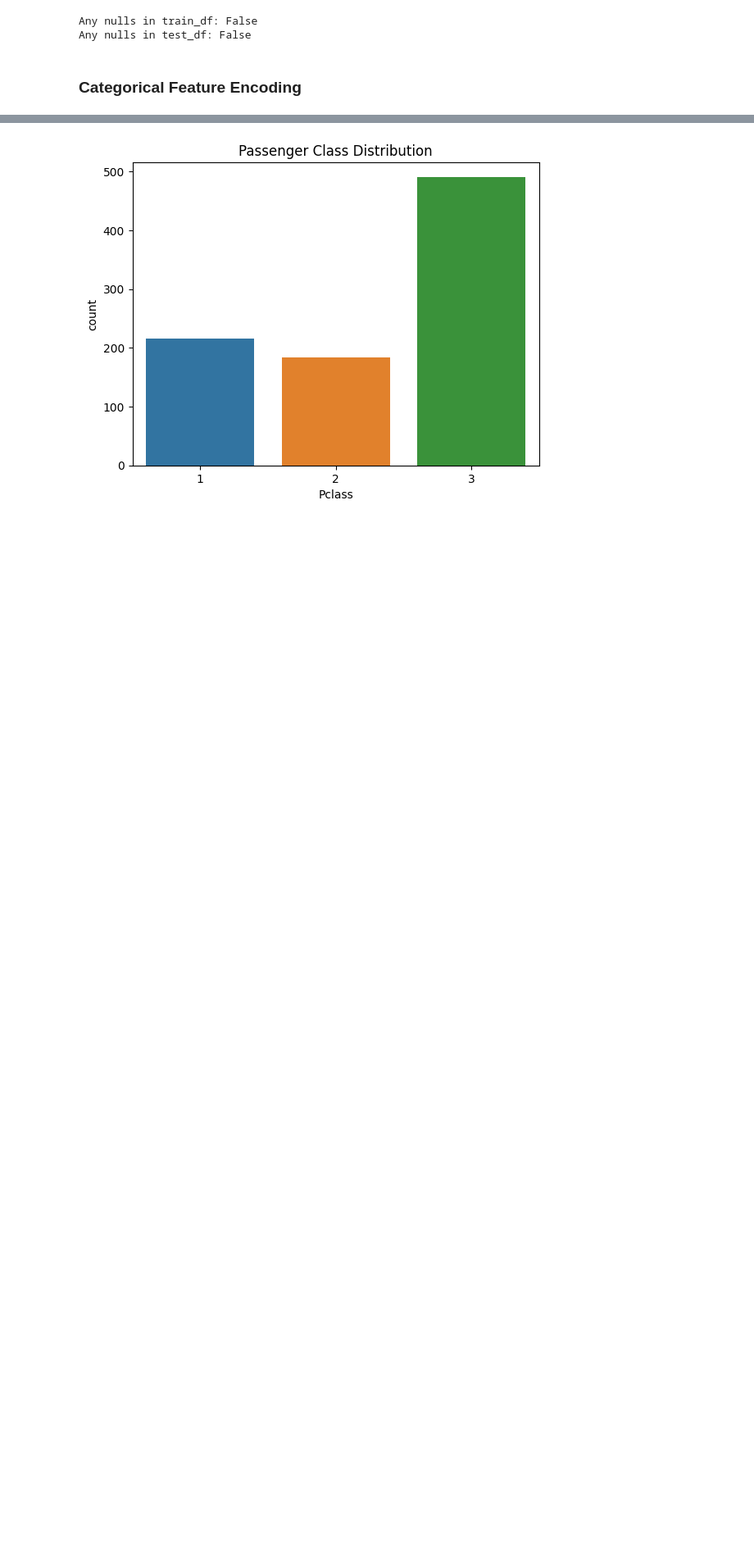
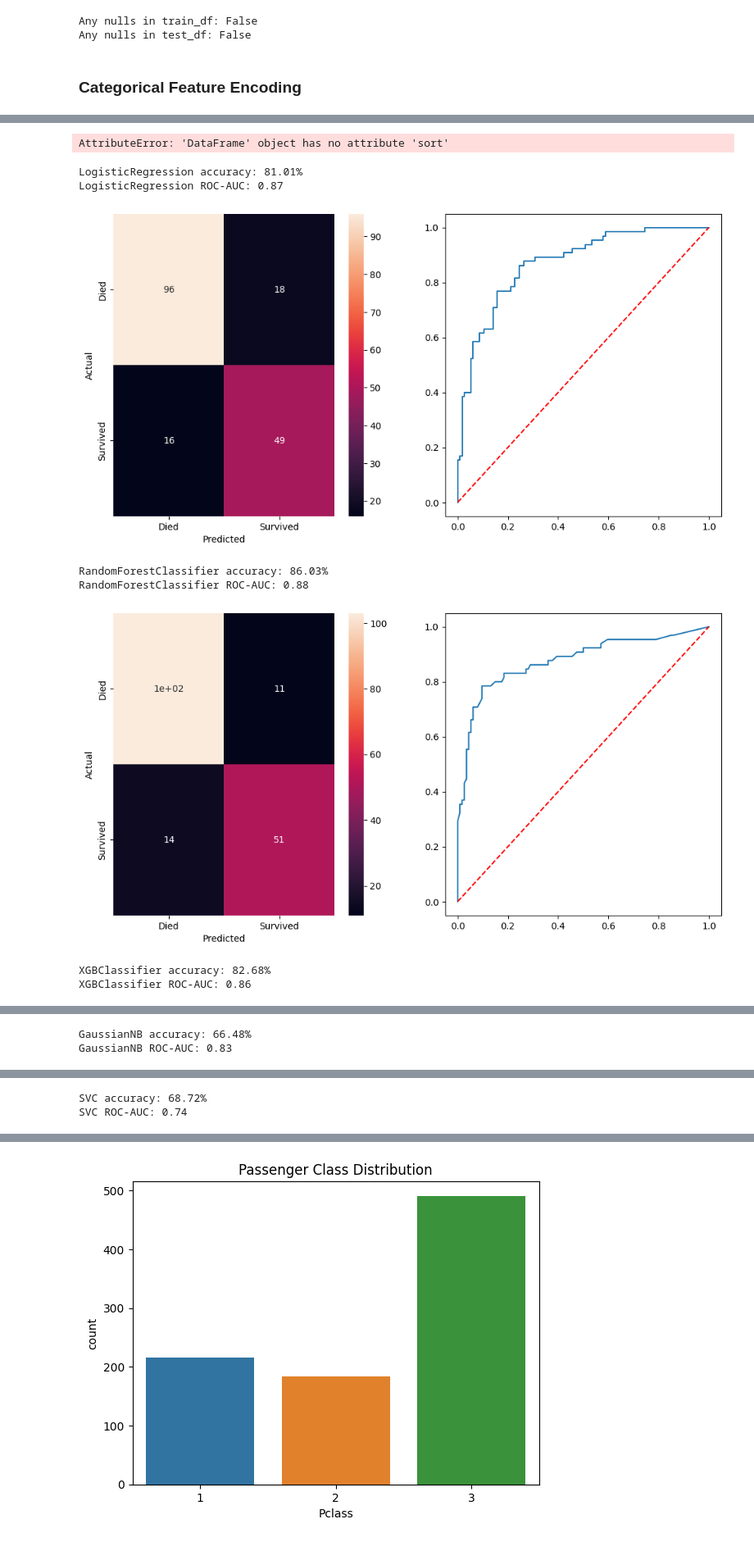
Before and after one commit to mklasby/ensf-444, a Jupyter notebook: lab-5/Lab-5-SVC-Trees-and-scaling-solutions.ipynb, the cells around one changed output, grey strips where cells are left out. Shown at 82% size. Drawn from its saved outputs; the diff is of its cells as text; code cells hidden in the pictures; blank space fills up the shorter version.

```diff
--- a/lab-5/Lab-5-SVC-Trees-and-scaling-solutions.ipynb
+++ b/lab-5/Lab-5-SVC-Trees-and-scaling-solutions.ipynb
@@ -238,6 +247,6 @@ Let's drop ticket and use ohe to encode the other variables
 # %%
-train_df = train_df.drop(columns=["Ticket"])
-test_df = test_df.drop(columns=["Ticket"])
+train_df = train_df.drop(columns=["Ticket", "Name"])
+test_df = test_df.drop(columns=["Ticket", "Name"])
 # %%
 def ohe_encoding(df: pd.DataFrame, ohe: OneHotEncoder, cols: List[str]) -> pd.DataFrame:
     df = df.copy(deep=True)
@@ -280,5 +289,6 @@ test_df = test_df_encoded
 # %%
 # Split train_df into train and validation splits
-X = train_df.drop(columns=["Survived"])
-y = train_df["Survived"]
-X_train, X_val, y_train, y_val = train_test_split(X,y,test_split=0.2, random_state=_RANDOM_STATE)
+X_train = train_df.drop(columns=["Survived"])
+y_train = train_df["Survived"]
+X_test = test_df.drop(columns=["Survived"])
+y_test = test_df["Survived"]
@@ -287,6 +295,14 @@ TypeError: got an unexpected keyword argument 'test_split'
-# %%
-# Initalize our models with default hyperparameters, except for random state
-
-lr = LogisticRegression()
-rf = RandomForestClassifier(random_state=_RANDOM_STATE)
-xgb =
+# %%
+# Initalize our models with default hyperparameters, except for random state
+# We will wrap this into a function so we can easily re-init new models in next phase
+def get_models_dict() -> Dict[str, BaseEstimator]:
+    lr = LogisticRegression()
+    rf = RandomForestClassifier(random_state=_RANDOM_STATE)
+    xgb = XGBClassifier(random_state=_RANDOM_STATE)
+    nb = GaussianNB()
+    svc = SVC(random_state=_RANDOM_STATE, probability=True)
+    models_dict = {k.__class__.__name__: k for k in [lr, rf, xgb, nb, svc]}
+    return models_dict
+
+models_dict = get_models_dict()
+models_dict
@@ -292,0 +397,16 @@ xgb =
+# %%
+ModelMetrics.display_all(naive_metrics)
+# %% [output]
+AttributeError: 'DataFrame' object has no attribute 'sort'
+# %%
+for _, m in naive_metrics.items():
+    m.display()
+# %% [output]
+LogisticRegression accuracy: 81.01%
+LogisticRegression ROC-AUC: 0.87
+[figure, added]
+RandomForestClassifier accuracy: 86.03%
+RandomForestClassifier ROC-AUC: 0.88
+[figure, added]
+XGBClassifier accuracy: 82.68%
+XGBClassifier ROC-AUC: 0.86
@@ -292,0 +414,2 @@ xgb =
+GaussianNB accuracy: 66.48%
+GaussianNB ROC-AUC: 0.83
@@ -292,0 +417,2 @@ xgb =
+SVC accuracy: 68.72%
+SVC ROC-AUC: 0.74
```
Also changed, not shown: parts of 28 cells of this notebook.
